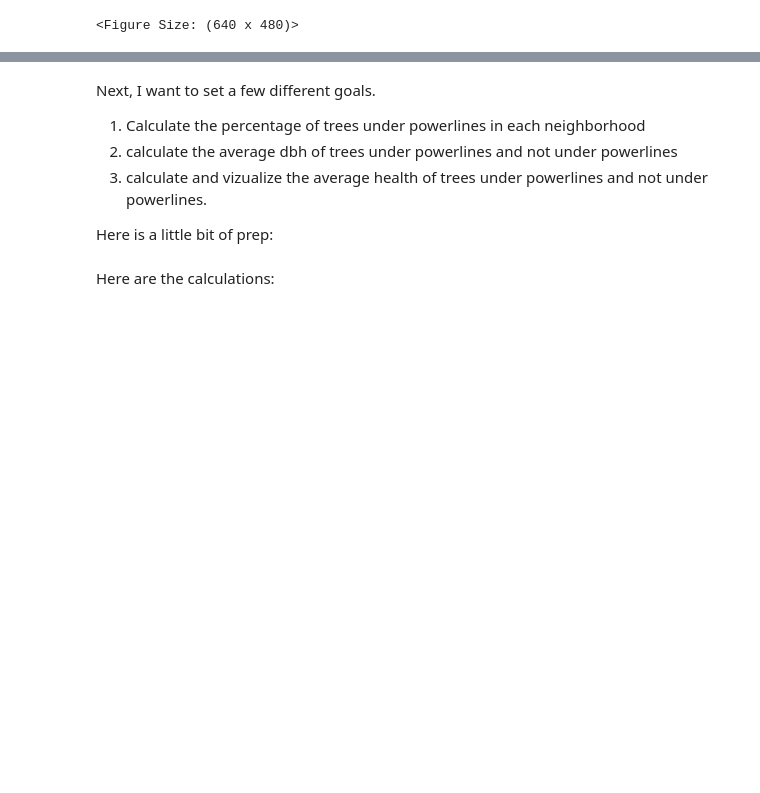
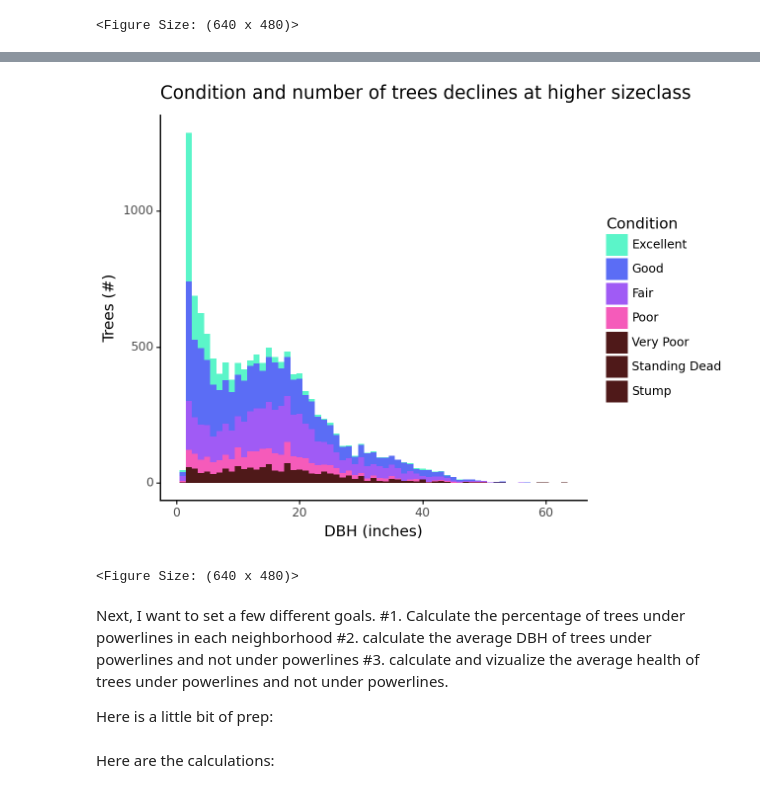
Before and after one commit to envirodatascience/final-project-urban-treeam, a Jupyter notebook: Les_UtilityLines.ipynb, the cells around one changed output, grey strips where cells are left out. Saved outputs shown, nothing was run; the diff lists cells and outputs as text; code cells hidden in the pictures; blank space fills up the shorter version.

```diff
--- a/Les_UtilityLines.ipynb
+++ b/Les_UtilityLines.ipynb
@@ -34,13 +34,12 @@ The second data I bring in is a series of shapefiles for neighborhoods in New Ha
 # %%
 %%capture
 ! wget "https://raw.githubusercontent.com/envirodatascience/final-project-urban-treeam/main/all_trees_58_1713995132.csv"
-df=pd.read_csv("/content/all_trees_58_1713995132.csv")
-df = df[df['DBH'] < 86]
+dfnew=pd.read_csv("/content/all_trees_58_1713995132.csv")
 ! wget "https://github.com/envirodatascience/final-project-urban-treeam/raw/main/Neighborhoods.zip"
 ! unzip /content/Neighborhoods.zip
-nbhds= "/content/New_Haven_CT_Neighborhoods.shp"
-nbhds=gpd.read_file(nbhds)
-nbhds.rename(columns={'Neighbor_1': 'Neighborhood'}, inplace=True)
+nbhds_new= "/content/New_Haven_CT_Neighborhoods.shp"
+nbhds_new=gpd.read_file(nbhds_new)
+nbhds_new.rename(columns={'Neighbor_1': 'Neighborhood'}, inplace=True)
 # %% [markdown]
 Below are the first few rows. As can be seen, each point is a tree, with all its associated information.
 # %%
@@ -50,10 +49,13 @@ new_column_names = {
     '(Botanical) Species (Genus)': 'Genus',
     'Valuation Total': 'Valuation_Total',
     'Last Editor': 'Last_Editor',
+    'Planting Organization':'org',
+    'Planted Date':"plant_date"
 }
 
-df = df.rename(columns=new_column_names)
-
+dfnew = dfnew.rename(columns=new_column_names)
+df=dfnew
+nbhds=nbhds_new
 df.head()
 # %% [output]
 |  | Site ID | Latitude | Longitude | (Botanical) Species | Common_Name | Condition | DBH | Wire | ... |
@@ -102,9 +97,11 @@ df.dropna(subset=['Condition'], inplace=True)
 numrows=(len(df))
 print("# trees without conditon removed:  ",numrows2-numrows)
 
+df.DBH=df.DBH.round(decimals=0)
+df = df[df['DBH'] < 86]
 df = df[df['DBH'] != 0]
 numrows2=(len(df))
-print("# trees with 0 DBH removed:  ",numrows-numrows2)
+print("# trees disqualified by DBH removed:  ",numrows-numrows2)
 
 df = df[df['Longitude'] >= -73]
 numrows=(len(df))
@@ -197,8 +188,21 @@ df = df[df['Neighborhood'].isin(nbhds['Neighborhood'].unique())]
+# %%
+condition_order = ['Excellent', 'Good', 'Fair', "Poor","Very Poor","Standing Dead","Stump"]
+df['condition_order'] = pd.Categorical(df['Condition'], categories=condition_order, ordered=True)
+(
+ggplot(df, aes(x='DBH', fill="condition_order")) +
+    geom_histogram(binwidth=1, position="stack") +
+    labs(x='DBH (inches)', y='Trees (#)', title='Condition and number of trees declines at higher sizeclass') +
+  scale_fill_manual(values=['#5bf5c9', '#5b6df5', '#a05bf5',"#f55bba","#4f1919","#4f1919","#4f1919"], name="Condition")+
+  theme_classic()
+)
+# %% [output]
+[figure, added]
+<Figure Size: (640 x 480)>
 # %% [markdown]
 Next, I want to set a few different goals.
-1. Calculate the percentage of trees under powerlines in each neighborhood
-2. calculate the average dbh of trees under powerlines and not under powerlines
-3. calculate and vizualize the average health of trees under powerlines and not under powerlines.
+#1. Calculate the percentage of trees under powerlines in each neighborhood
+#2. calculate the average DBH of trees under powerlines and not under powerlines
+#3. calculate and vizualize the average health of trees under powerlines and not under powerlines.
 
 Here is a little bit of prep:
 # %%
```
Also changed, not shown: parts of 29 cells of this notebook.
